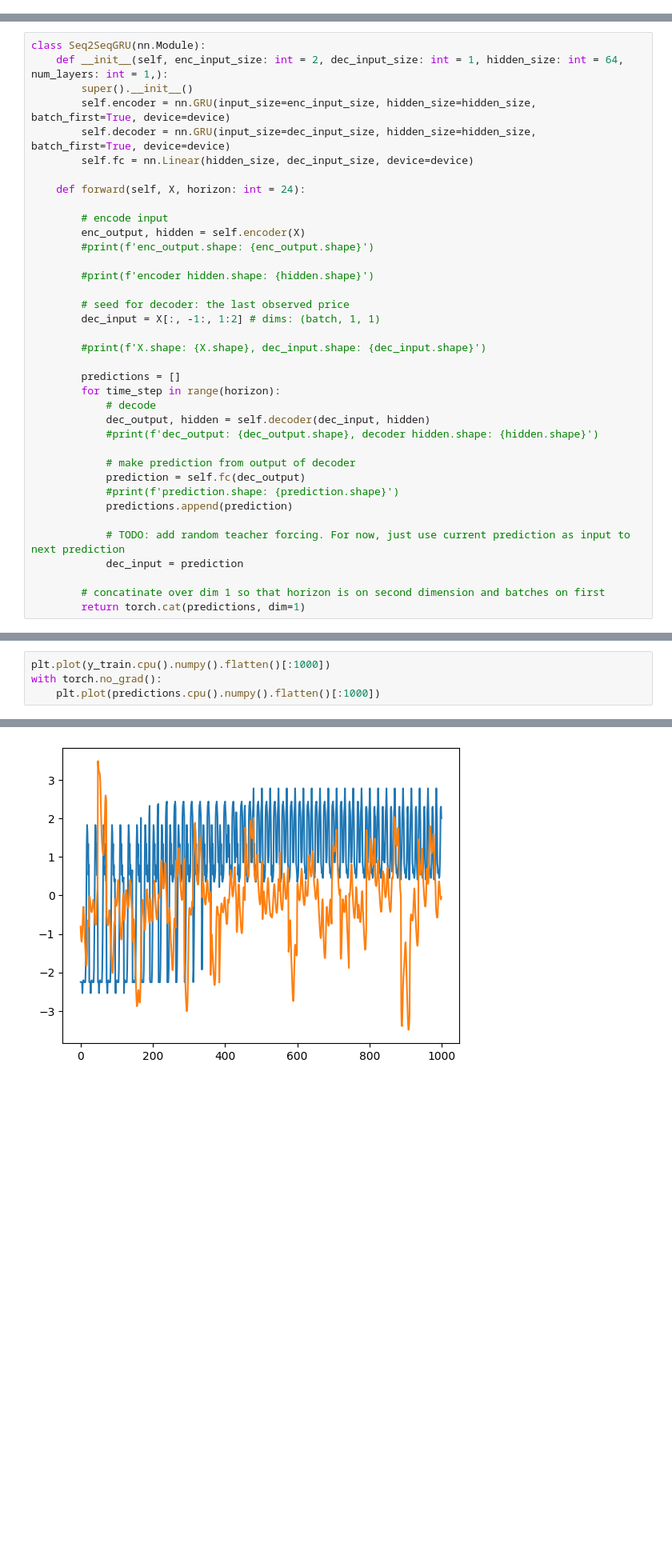
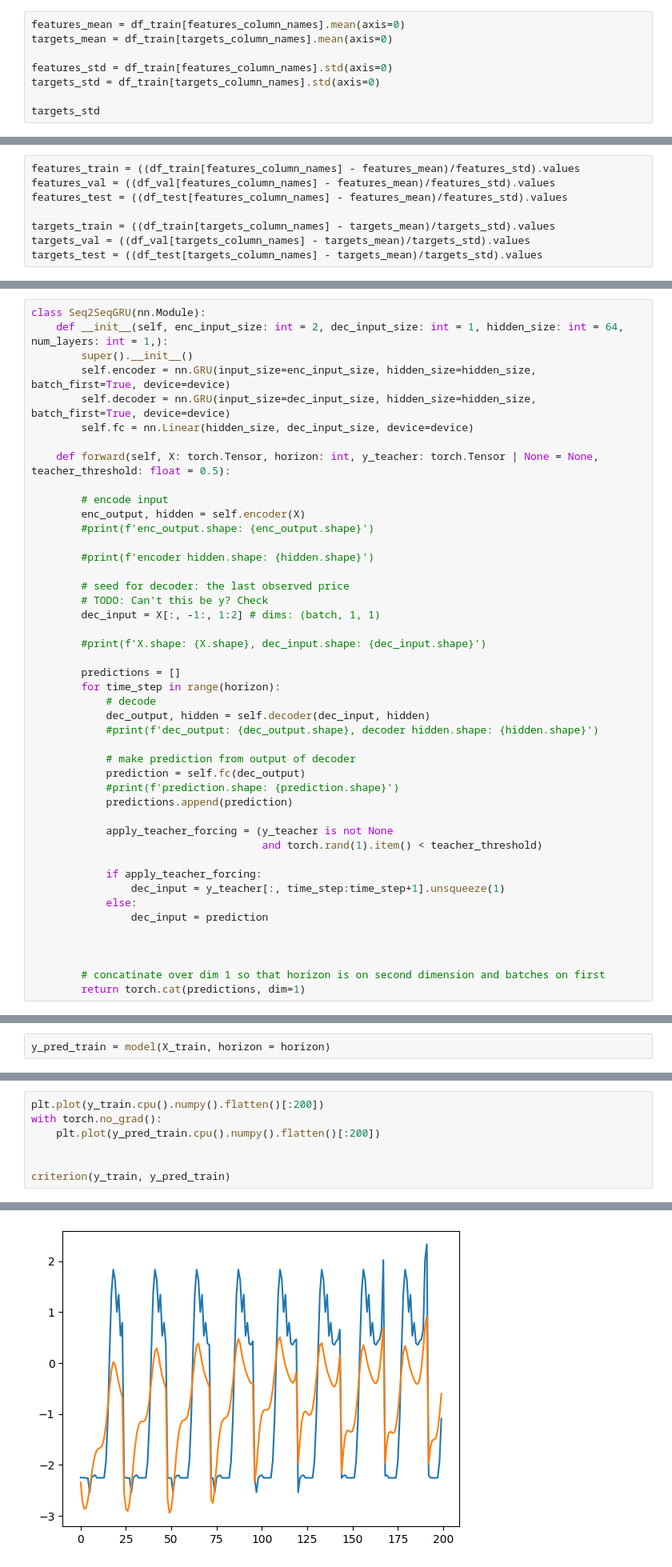
Before and after one commit to atleer/forecast-electricity-markets, a Jupyter notebook: analysis/notebooks/exploration/seq2seq_multivariate.ipynb, the cells around one changed output, grey strips where cells are left out. Shown at 80% size. Drawn from its saved outputs; the diff is of its cells as text; blank space fills up the shorter version.

```diff
--- a/analysis/notebooks/exploration/seq2seq_multivariate.ipynb
+++ b/analysis/notebooks/exploration/seq2seq_multivariate.ipynb
@@ -111,0 +100,8 @@ targets_test = test_norm[:,-1:]
+# %%
+features_mean = df_train[features_column_names].mean(axis=0)
+targets_mean = df_train[targets_column_names].mean(axis=0)
+
+features_std = df_train[features_column_names].std(axis=0)
+targets_std = df_train[targets_column_names].std(axis=0)
+
+targets_std
@@ -112,3 +112,11 @@ targets_test = test_norm[:,-1:]
+# %%
+features_train = ((df_train[features_column_names] - features_mean)/features_std).values
+features_val = ((df_val[features_column_names] - features_mean)/features_std).values
+features_test = ((df_test[features_column_names] - features_mean)/features_std).values
+
+targets_train = ((df_train[targets_column_names] - targets_mean)/targets_std).values
+targets_val = ((df_val[targets_column_names] - targets_mean)/targets_std).values
+targets_test = ((df_test[targets_column_names] - targets_mean)/targets_std).values
 # %% [markdown]
 ## Forecast price ahead using both historical price data and wind generation
 # %% [markdown]
@@ -163,7 +171,7 @@ class Seq2SeqGRU(nn.Module):
         self.decoder = nn.GRU(input_size=dec_input_size, hidden_size=hidden_size, batch_first=True, device=device)
         self.fc = nn.Linear(hidden_size, dec_input_size, device=device)
 
-    def forward(self, X, horizon: int = 24):
+    def forward(self, X: torch.Tensor, horizon: int, y_teacher: torch.Tensor | None = None, teacher_threshold: float = 0.5):
 
         # encode input
         enc_output, hidden = self.encoder(X)
@@ -172,6 +180,7 @@ class Seq2SeqGRU(nn.Module):
         #print(f'encoder hidden.shape: {hidden.shape}')
 
         # seed for decoder: the last observed price
+        # TODO: Can't this be y? Check
         dec_input = X[:, -1:, 1:2] # dims: (batch, 1, 1)
 
         #print(f'X.shape: {X.shape}, dec_input.shape: {dec_input.shape}')
@@ -187,8 +196,15 @@ class Seq2SeqGRU(nn.Module):
             #print(f'prediction.shape: {prediction.shape}')
             predictions.append(prediction)
 
-            # TODO: add random teacher forcing. For now, just use current prediction as input to next prediction
-            dec_input = prediction
+            apply_teacher_forcing = (y_teacher is not None
+                                     and torch.rand(1).item() < teacher_threshold)
+
+            if apply_teacher_forcing:
+                dec_input = y_teacher[:, time_step:time_step+1].unsqueeze(1)
+            else:
+                dec_input = prediction
+
+
 
         # concatinate over dim 1 so that horizon is on second dimension and batches on first
         return torch.cat(predictions, dim=1)
@@ -235,3 +246,5 @@ plt.plot(losses)
+# %%
+y_pred_train = model(X_train, horizon = horizon)
 # %%
 plt.plot(y_train.cpu().numpy().flatten())
 with torch.no_grad():
@@ -241,5 +254,8 @@ with torch.no_grad():
 # %%
-plt.plot(y_train.cpu().numpy().flatten()[:1000])
+plt.plot(y_train.cpu().numpy().flatten()[:200])
 with torch.no_grad():
-    plt.plot(predictions.cpu().numpy().flatten()[:1000])
+    plt.plot(y_pred_train.cpu().numpy().flatten()[:200])
+
+
+criterion(y_train, y_pred_train)
 # %% [output]
@@ -246,4 +263,4 @@ with torch.no_grad():
-[figure, old version]
+[figure, new version]
 # %%
 X_test = torch.tensor(X_test, dtype = torch.float32, device=device)
 y_test = torch.tensor(y_test, dtype = torch.float32, device=device)
```
Also changed, not shown: parts of 13 cells of this notebook.
